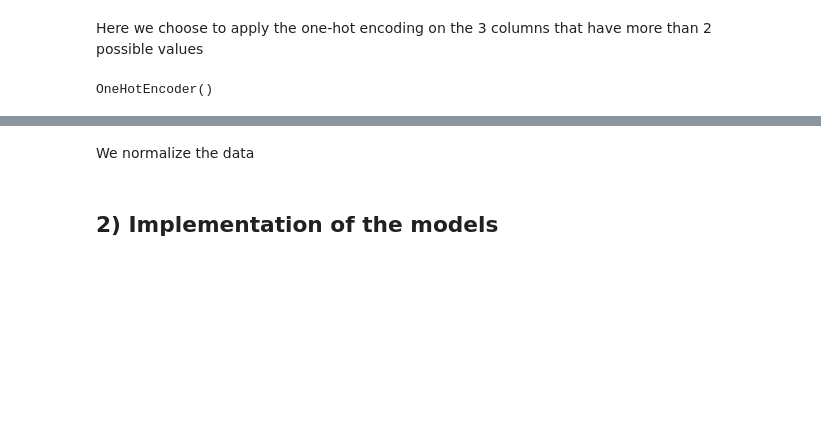
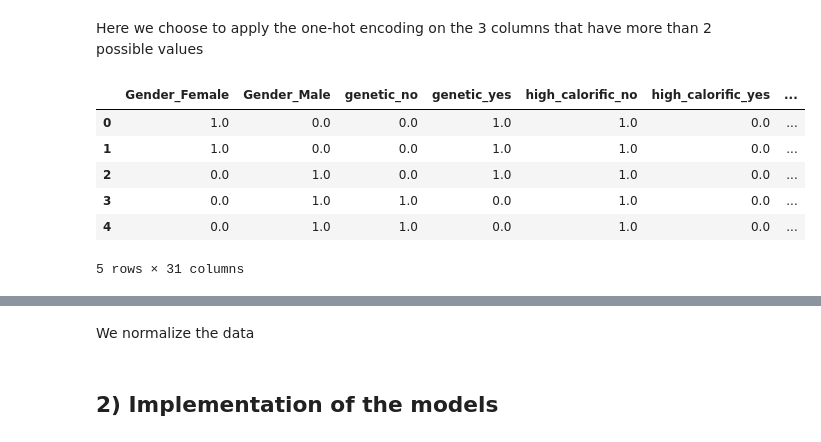
Before and after one commit to theo2bel/obesity, a Jupyter notebook: final_project.ipynb, the cells around one changed output, grey strips where cells are left out. Drawn from its saved outputs; the diff is of its cells as text; code cells hidden in the pictures; blank space fills up the shorter version.

```diff
--- a/final_project.ipynb
+++ b/final_project.ipynb
@@ -48,5 +65,11 @@ ohe=OneHotEncoder(categories='auto')
 # %%
-print(ohe)
+df.head()
 # %% [output]
+|  | Gender_Female | Gender_Male | genetic_no | genetic_yes | high_calorific_no | high_calorific_yes | ... |
+| 0 | 1.0 | 0.0 | 0.0 | 1.0 | 1.0 | 0.0 | ... |
+| 1 | 1.0 | 0.0 | 0.0 | 1.0 | 1.0 | 0.0 | ... |
+| 2 | 0.0 | 1.0 | 0.0 | 1.0 | 1.0 | 0.0 | ... |
+| 3 | 0.0 | 1.0 | 1.0 | 0.0 | 1.0 | 0.0 | ... |
+| 4 | 0.0 | 1.0 | 1.0 | 0.0 | 1.0 | 0.0 | ... |
-OneHotEncoder()
+5 rows × 31 columns
 # %%
```
Also changed, not shown: parts of 21 cells of this notebook.
